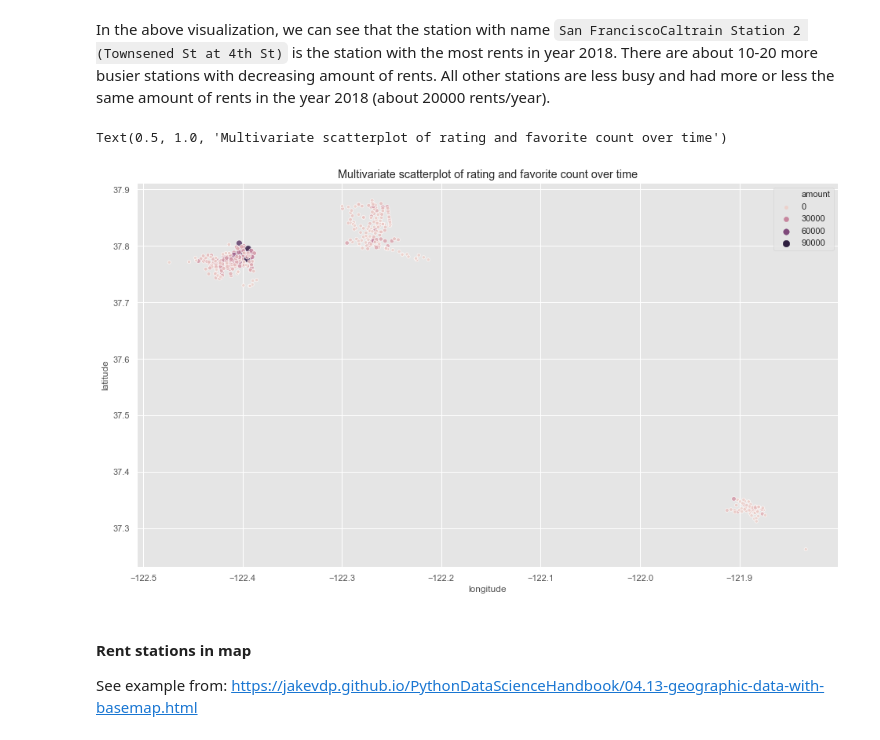
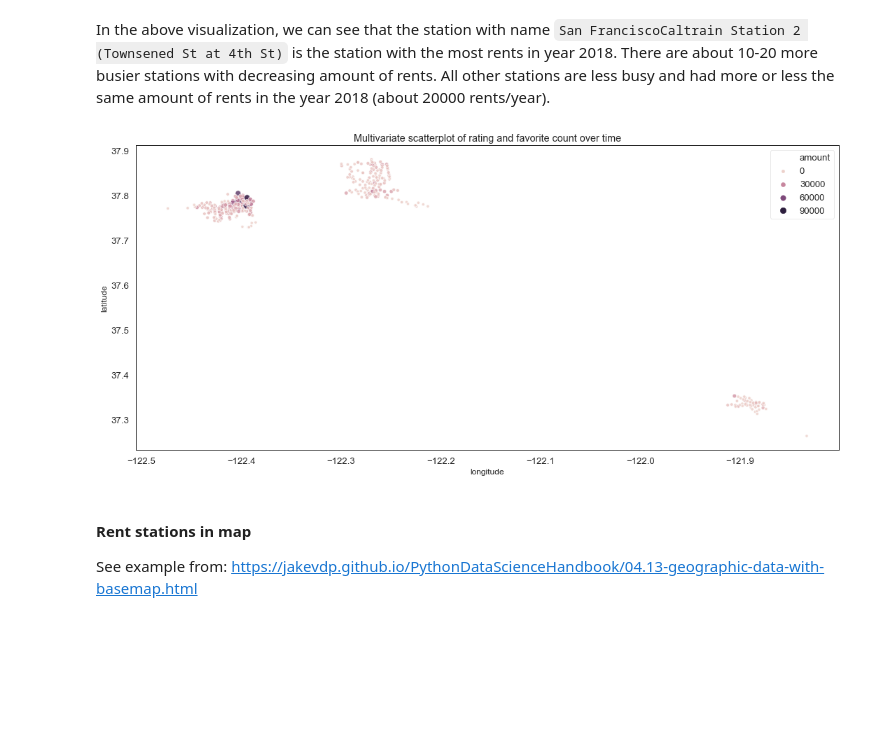
Before and after one commit to resa89/DataAnalystND, a Jupyter notebook: 07_CommunicatingDataFindings/wrangle_act.ipynb, the cells around one changed output. Drawn from its saved outputs; the diff is of its cells as text; code cells hidden in the pictures; blank space fills up the shorter version.

```diff
--- a/07_CommunicatingDataFindings/wrangle_act.ipynb
+++ b/07_CommunicatingDataFindings/wrangle_act.ipynb
@@ -1268,11 +1193,14 @@ plt.xticks(rotation=90);
 # %% [markdown]
 In the above visualization, we can see that the station with name `San FranciscoCaltrain Station 2 (Townsened St at 4th St)` is the station with the most rents in year 2018. There are about 10-20 more busier stations with decreasing amount of rents. All other stations are less busy and had more or less the same amount of rents in the year 2018 (about 20000 rents/year).
 # %%
+sns.set_style("white")
+
+fig, ax = fig, ax = plt.subplots()
+fig.set_size_inches(18, 8)
 ax = sns.scatterplot(x="longitude", y="latitude",
                       hue="amount", size="amount",alpha=.8,
-                      data=rush_stations)
+                      data=rush_stations);
 #ax.set_ylim(rush_stations['latitude'].min(), rush_stations['latitude'].max())
-ax.set_title("Multivariate scatterplot of rating and favorite count over time")
+ax.set_title("Multivariate scatterplot of rating and favorite count over time");
 # %% [output]
-Text(0.5, 1.0, 'Multivariate scatterplot of rating and favorite count over time')
-[figure, old version]
+[figure, new version]
```
Also changed, not shown: parts of 91 cells of this notebook.
